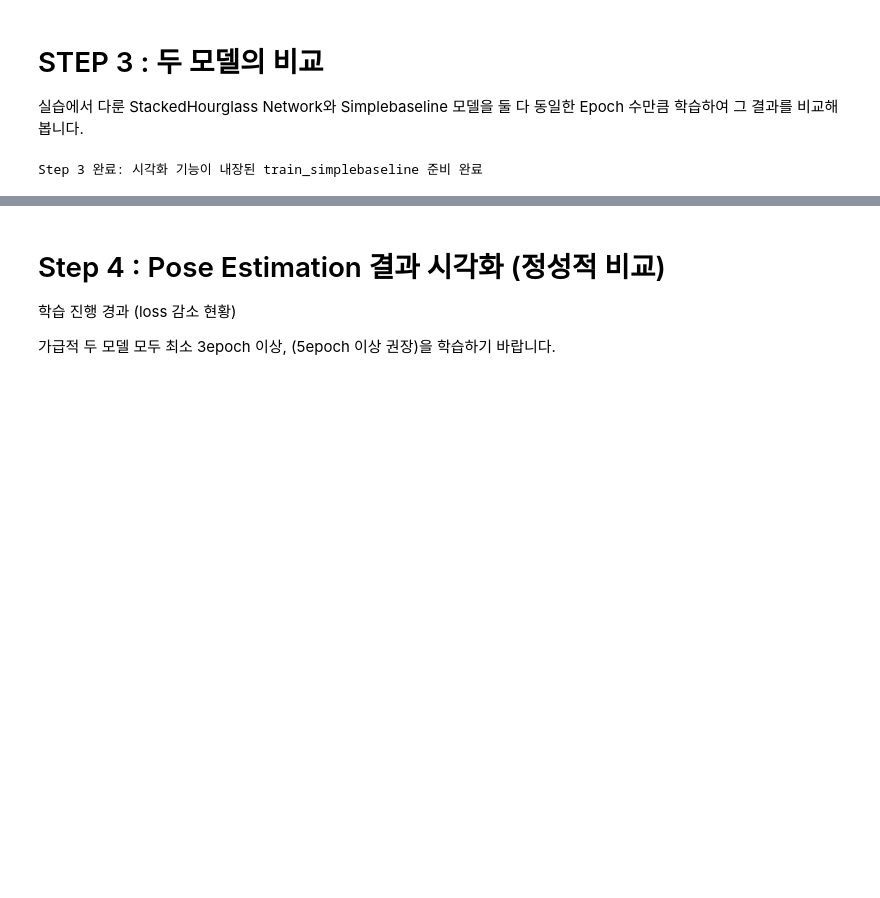
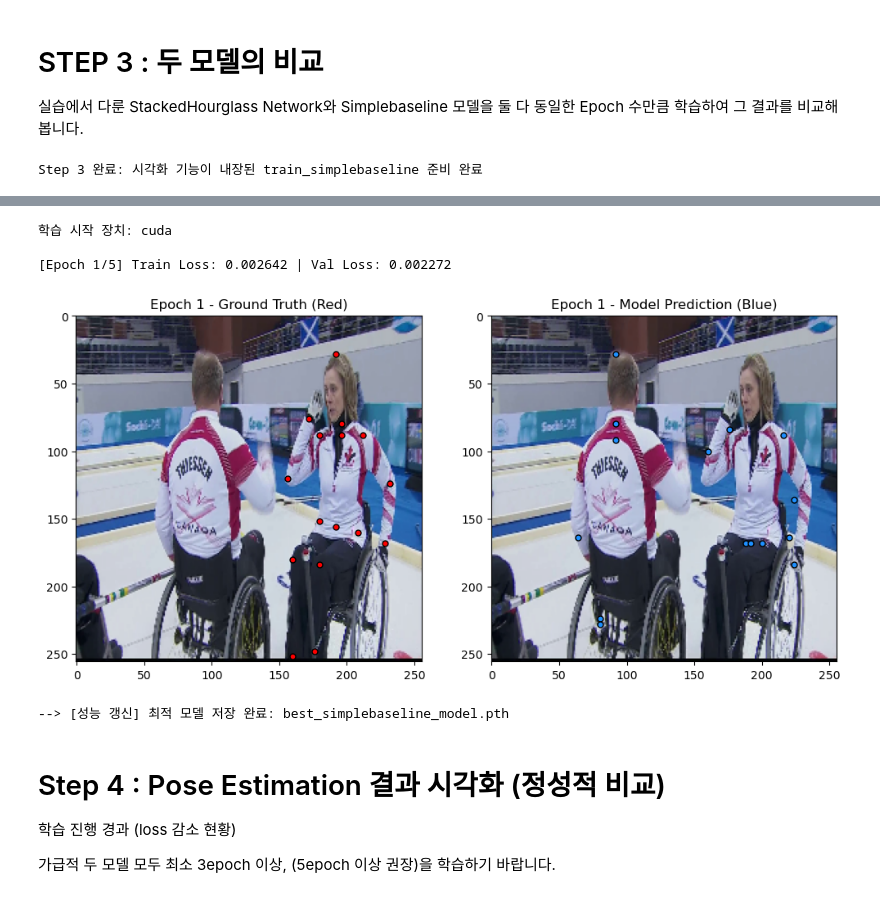
Before and after one commit to as9864/AIFFEL_quest_rs, a Jupyter notebook: GoingDeeper/Quest04/HumanPoseEstimation.ipynb, the cells around one changed output, grey strips where cells are left out. Cells and saved outputs as stored; diff of their text form; code cells hidden in the pictures; blank space fills up the shorter version.

```diff
--- a/GoingDeeper/Quest04/HumanPoseEstimation.ipynb
+++ b/GoingDeeper/Quest04/HumanPoseEstimation.ipynb
@@ -1332,3 +1496,25 @@ best_model_file = train_simplebaseline(epochs, learning_rate, num_heatmap, batch
+# %%
+%%time
+import os
+
+TRAIN_JSON = os.path.join(PROJECT_PATH, 'mpii_human_pose_v1_u12_2', 'train.json')
+VAL_JSON = os.path.join(PROJECT_PATH, 'mpii_human_pose_v1_u12_2', 'validation.json')
+IMAGE_DIR = os.path.join(PROJECT_PATH, 'images')
+
+# 파라미터 세팅
+epochs = 5
+batch_size = 4
+num_heatmap = 16
+learning_rate = 0.0007
+
+# 학습 진행 및 에폭별 실시간 중간 결과 + 최종 Loss 그래프 확인
+best_model_file = train(epochs, learning_rate, num_heatmap, batch_size, TRAIN_JSON, VAL_JSON, IMAGE_DIR)
+# %% [output]
+학습 시작 장치: cuda
+
+[Epoch 1/5] Train Loss: 0.002642 | Val Loss: 0.002272
+[figure, added]
+--> [성능 갱신] 최적 모델 저장 완료: best_simplebaseline_model.pth
 # %% [markdown]
 # Step 4 : Pose Estimation 결과 시각화 (정성적 비교)
 학습 진행 경과 (loss 감소 현황)
```
Also changed, not shown: parts of 3 cells of this notebook.
